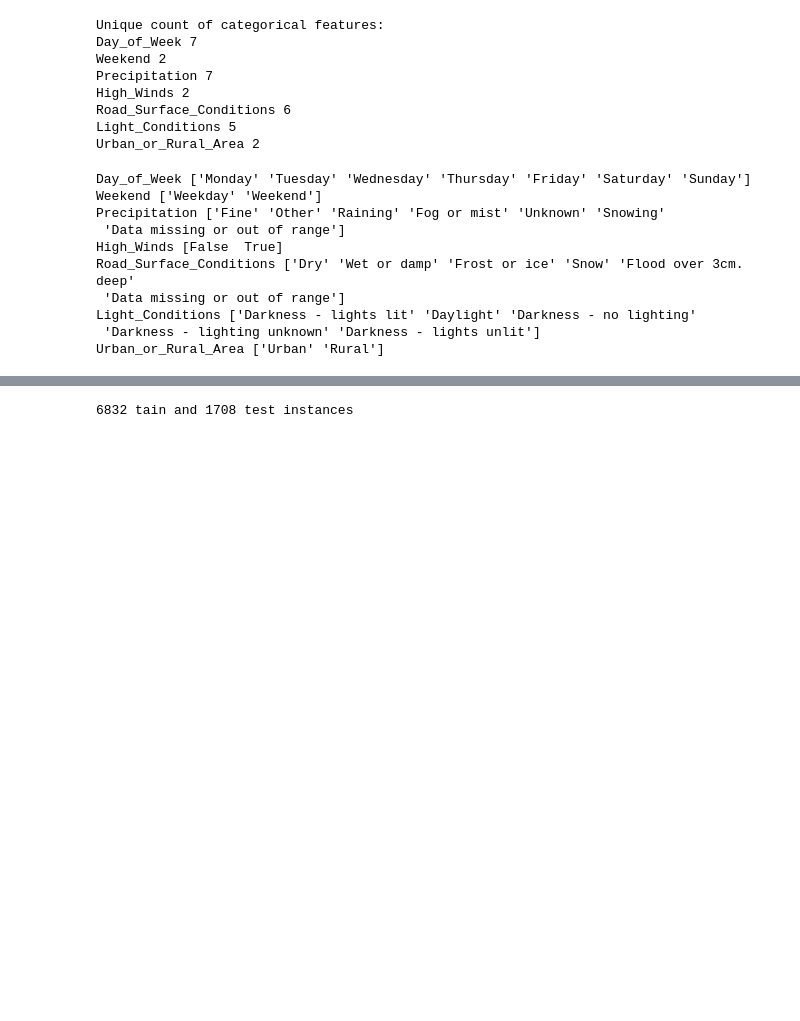
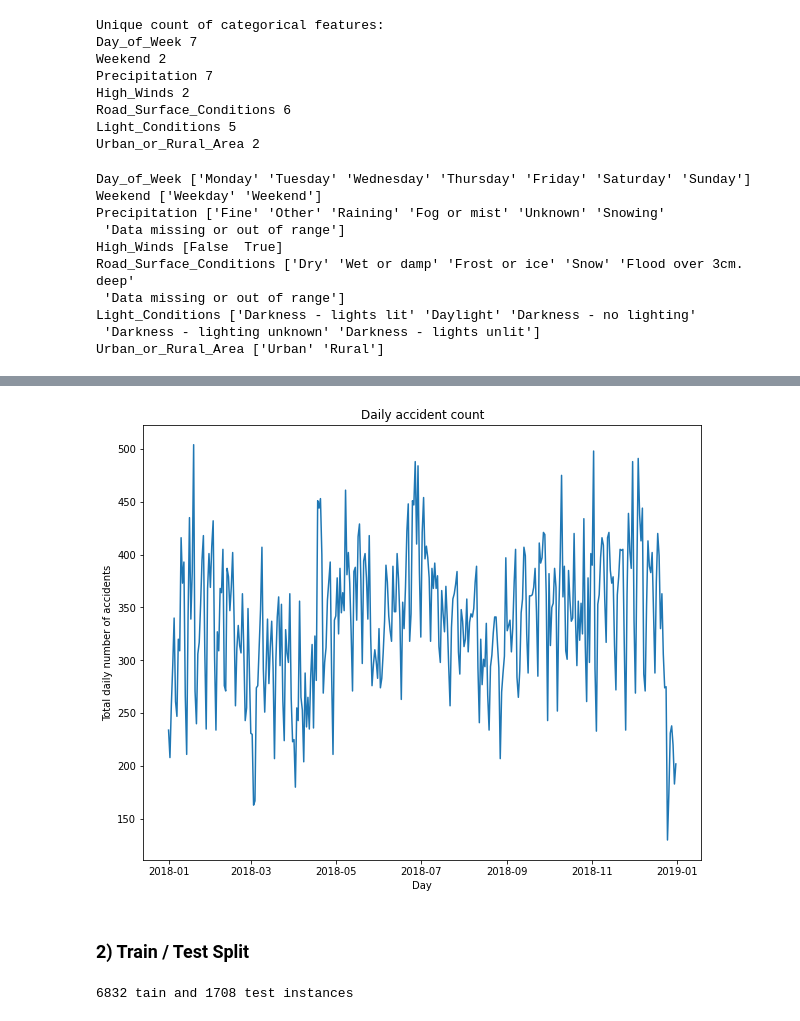
Before and after one commit to vincm1/UK_accidents, a Jupyter notebook: Final_assignment_Big_Data_for_Decision_Making_(2021_22_BNK432_NO02_A).ipynb, the cells around one changed output, grey strips where cells are left out. Cells and saved outputs as stored; diff of their text form; code cells hidden in the pictures; blank space fills up the shorter version.

```diff
--- a/Final_assignment_Big_Data_for_Decision_Making_(2021_22_BNK432_NO02_A).ipynb
+++ b/Final_assignment_Big_Data_for_Decision_Making_(2021_22_BNK432_NO02_A).ipynb
@@ -128,3 +129,17 @@ plt.show()
+# %%
+acc_daily = df.groupby("day").sum("Count")
+acc_daily.drop(columns=["High_Winds","hour"],inplace=True)
+
+plt.figure(figsize=(10,8))
+plt.title("Daily accident count")
+plt.plot(acc_daily)
+plt.xlabel("Day")
+plt.ylabel("Total daily number of accidents")
+plt.show()
+# %% [output]
+[figure, added]
+# %% [markdown]
+### **2) Train / Test Split**
 # %%
 train_set, test_set = train_test_split(df,test_size=0.2, random_state=7, shuffle=False)
 print(f"{train_set.shape[0]} tain and {test_set.shape[0]} test instances")
```
Also changed, not shown: parts of 40 cells of this notebook.
